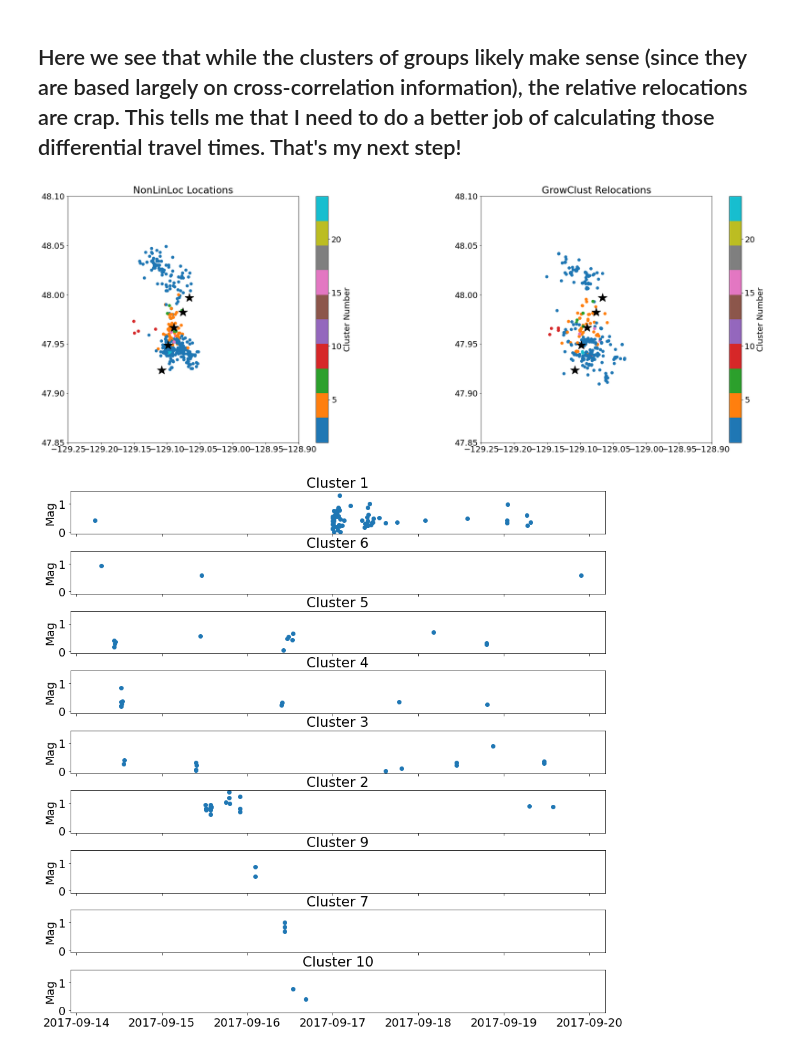
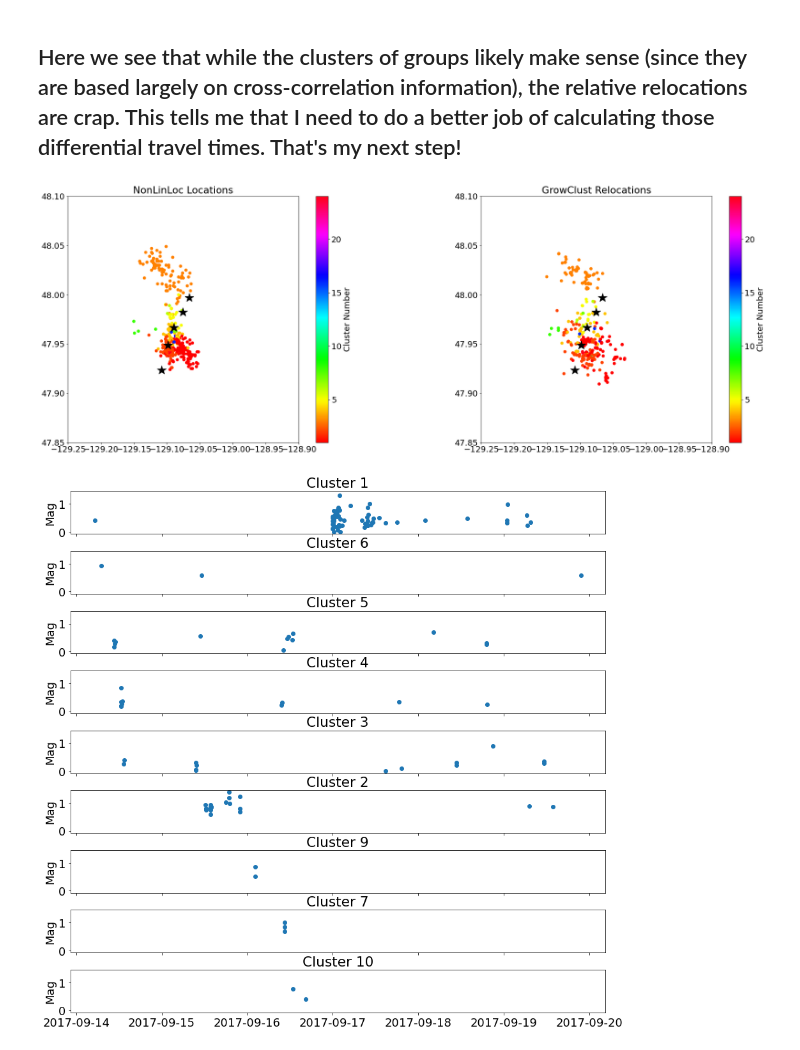
Before and after one commit to zoekrauss/endeavour_clustering, a Jupyter notebook: plot_growclust.ipynb, the cells around one changed output. Saved outputs shown, nothing was run; the diff lists cells and outputs as text; code cells hidden in the pictures.

```diff
--- a/plot_growclust.ipynb
+++ b/plot_growclust.ipynb
@@ -28,31 +28,31 @@ clusters = reloc['clusterID'].unique()
 # %%
 vent_lon=[-129.098100000000,-129.089400000000,-129.075600000000,-129.108200000000,-129.066200000000]
 vent_lat=[47.9487000000000,47.9666000000000,47.9822000000000,47.9233000000000,47.9969000000000]
 
 plt.rcParams.update({'font.size': 18})
 
 fig, ax = plt.subplots(1, 2,figsize=[30,10])
 
 ax[0].plot(vent_lon,vent_lat,'k*',markersize=20,linestyle="none")
 ax[0].set_xlim([-129.25,-128.9])
 ax[0].set_ylim([47.85,48.1])
 ax[0].set_aspect(1/0.67);
-s =ax[0].scatter(reloc['lonC'],reloc['latC'],c=reloc['clusterID'],cmap='tab10')
+s =ax[0].scatter(reloc['lonC'],reloc['latC'],c=reloc['clusterID'],cmap='hsv')
 ax[0].set_title('NonLinLoc Locations')
 cbar = plt.colorbar(s,ax=ax[0])
 cbar.set_label('Cluster Number')
 
 
 ax[1].plot(vent_lon,vent_lat,'k*',markersize=20,linestyle="none")
 ax[1].set_xlim([-129.25,-128.9])
 ax[1].set_ylim([47.85,48.1])
 ax[1].set_aspect(1/0.67);
-s=ax[1].scatter(reloc['lonR'],reloc['latR'],c=reloc['clusterID'],cmap='tab10')
+s=ax[1].scatter(reloc['lonR'],reloc['latR'],c=reloc['clusterID'],cmap='hsv')
 ax[1].set_title('GrowClust Relocations')
 cbar = plt.colorbar(s,ax=ax[1])
 cbar.set_label('Cluster Number')
 # %% [output]
-[figure, old version]
+[figure, new version]
 # %%
 clust = reloc[reloc['clusterID']==2]
 # %%
```
Also changed, not shown: parts of 1 cell of this notebook, 2 other files.
